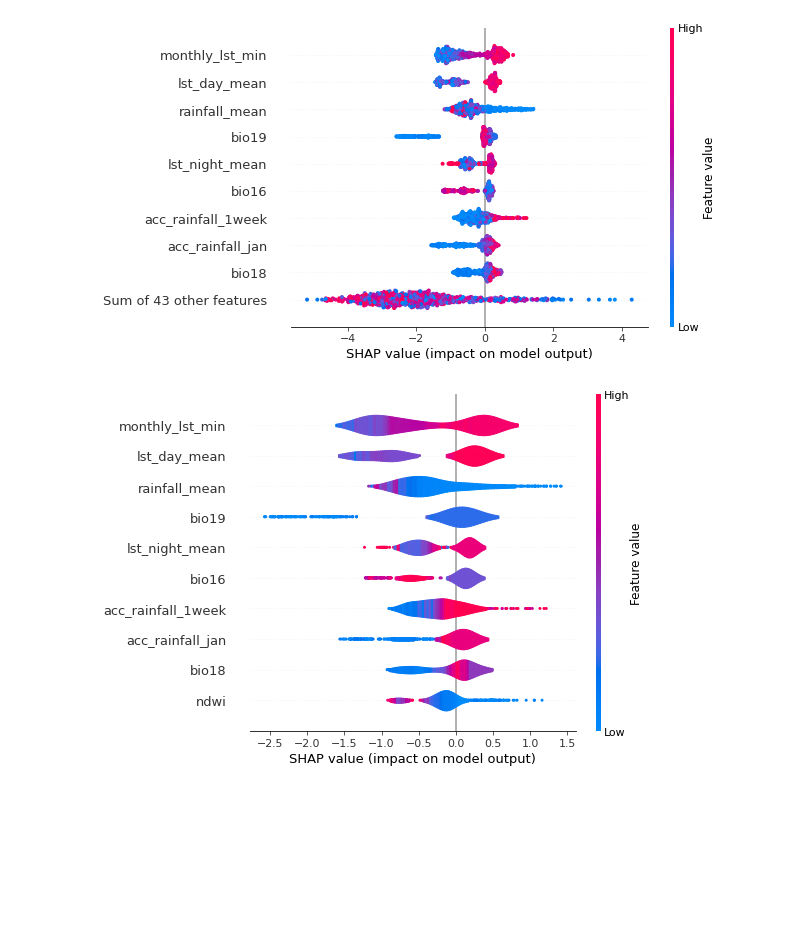
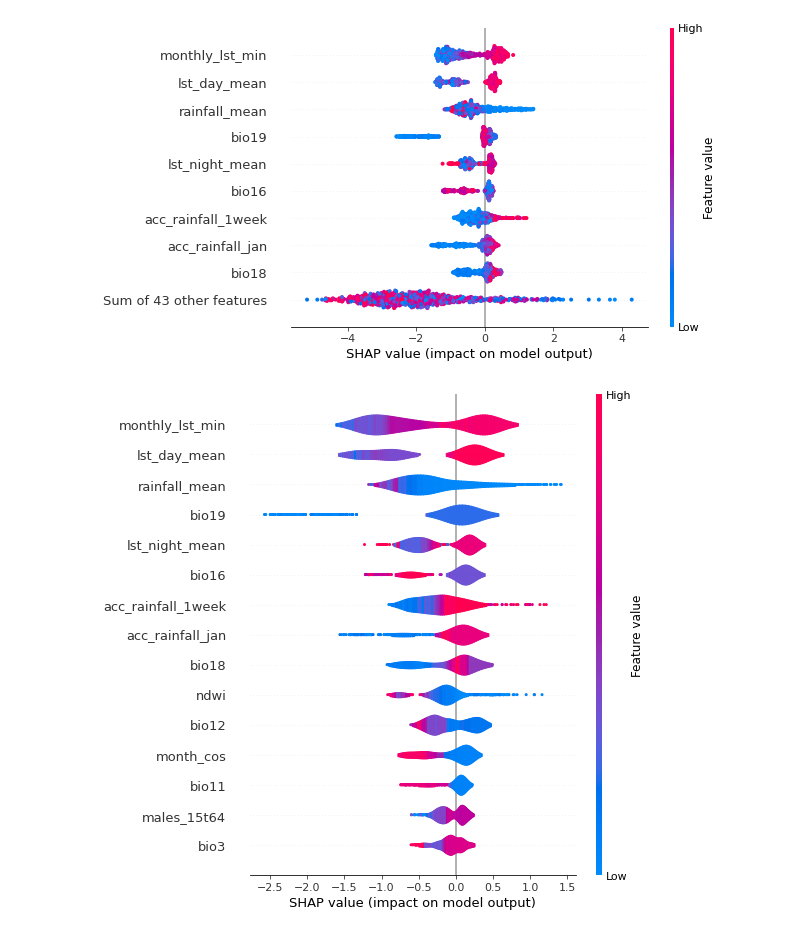
Before and after one commit to dsainidis/MBD-Prediction, a Jupyter notebook: NUTS3 - Level/Greece/notebooks/modeling/OP_Models/GR_Modeling_&_Training_Attica_OP_2010-2023_kfold.ipynb, the cells around one changed output. Saved outputs shown, nothing was run; the diff lists cells and outputs as text; code cells hidden in the pictures; blank space fills up the shorter version.

```diff
--- a/NUTS3 - Level/Greece/notebooks/modeling/OP_Models/GR_Modeling_&_Training_Attica_OP_2010-2023_kfold.ipynb
+++ b/NUTS3 - Level/Greece/notebooks/modeling/OP_Models/GR_Modeling_&_Training_Attica_OP_2010-2023_kfold.ipynb
@@ -345,6 +371,6 @@ shap.plots.beeswarm(shap_values = tree_shap_values, max_display=10)
 # %% [output]
 [figure]
 # %%
-shap.summary_plot(tree_shap_values, feature_names = X_train.columns, features = X_train_imputed, plot_type='violin', max_display=10)
+shap.summary_plot(tree_shap_values, feature_names = X_train.columns, features = X_train_imputed, plot_type='violin', max_display=15)
 # %% [output]
-[figure, old version]
+[figure, new version]
```
Also changed, not shown: parts of 19 cells of this notebook, 20 other files.
